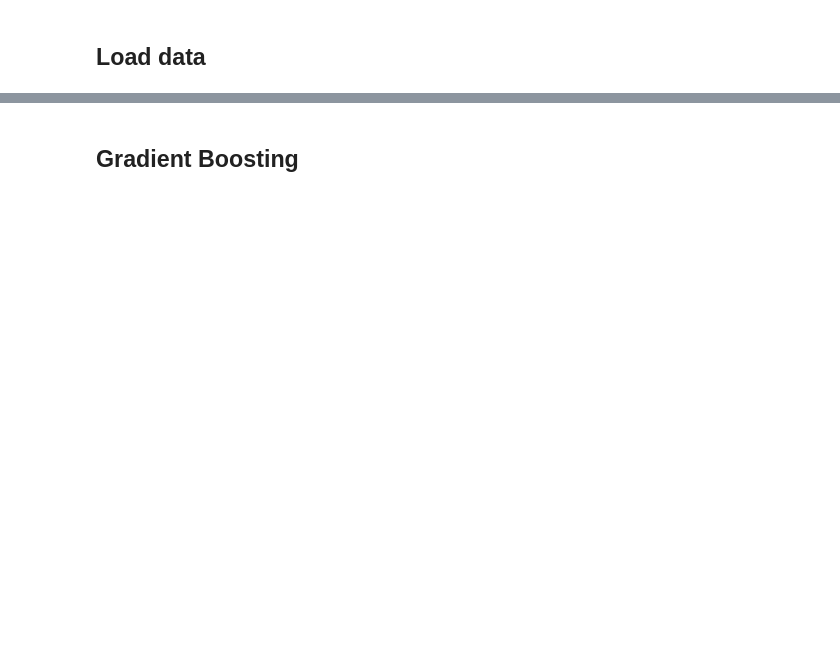
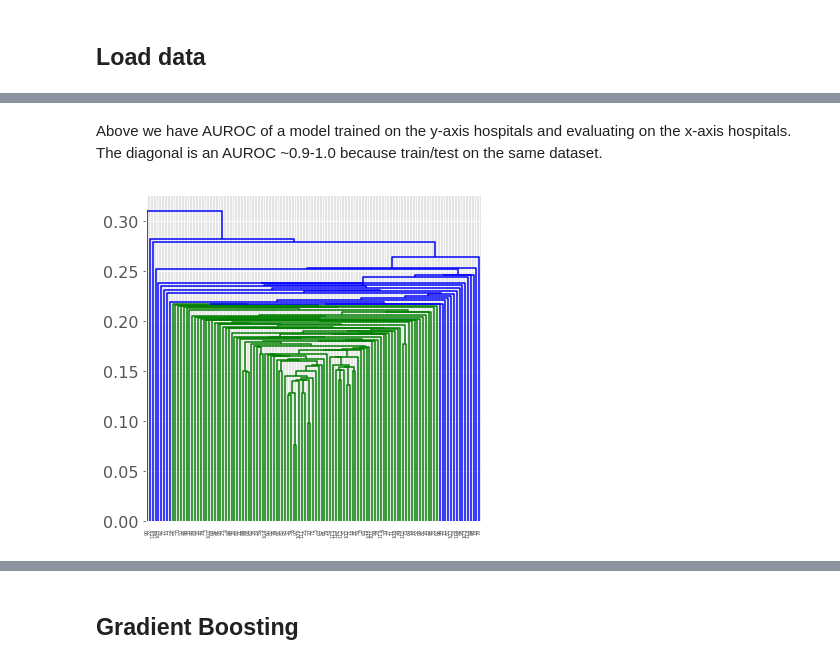
Before and after one commit to alistairewj/icu-model-transfer, a Jupyter notebook: evaluate-model.ipynb, the cells around one changed output, grey strips where cells are left out. Drawn from its saved outputs; the diff is of its cells as text; code cells hidden in the pictures; blank space fills up the shorter version.

```diff
--- a/evaluate-model.ipynb
+++ b/evaluate-model.ipynb
@@ -113,0 +328,26 @@ else:
+# %% [markdown]
+Above we have AUROC of a model trained on the y-axis hospitals and evaluating on the x-axis hospitals. The diagonal is an AUROC ~0.9-1.0 because train/test on the same dataset.
+# %%
+# make symmetric by using min( Xij, Xji )
+perf_sym = np.zeros(perf.shape)
+for i in range(perf_sym.shape[0]):
+    for j in range(perf_sym.shape[1]):
+        if i==j:
+            perf_sym[i, j] = 0
+        else:
+            # invert the auroc
+            perf_sym[i, j] = 1 - min([perf.iloc[i,j], perf.iloc[j,i]])
+
+import scipy.spatial.distance as ssd
+# convert the redundant n*n square matrix form into a condensed nC2 array
+distArray = ssd.squareform(perf_sym) # distArray[{n choose 2}-{n-i choose 2} + (j-i-1)] is the distance between points i and j
+
+
+from polo import optimal_leaf_ordering
+#D = ... your distance matrix
+optimal_Z = optimal_leaf_ordering(Z, distArray)
+plt.figure(figsize=[6,6])
+dn = dendrogram(optimal_Z)
+plt.show()
+# %% [output]
+[figure, added]
```
Also changed, not shown: parts of 54 cells of this notebook.
